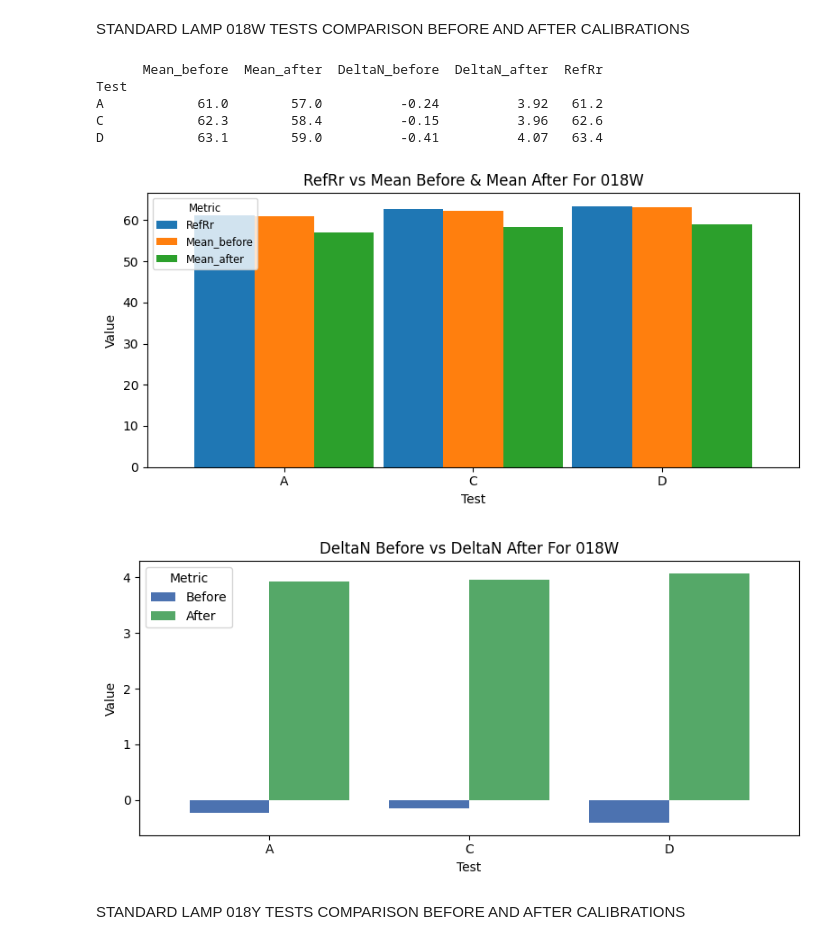
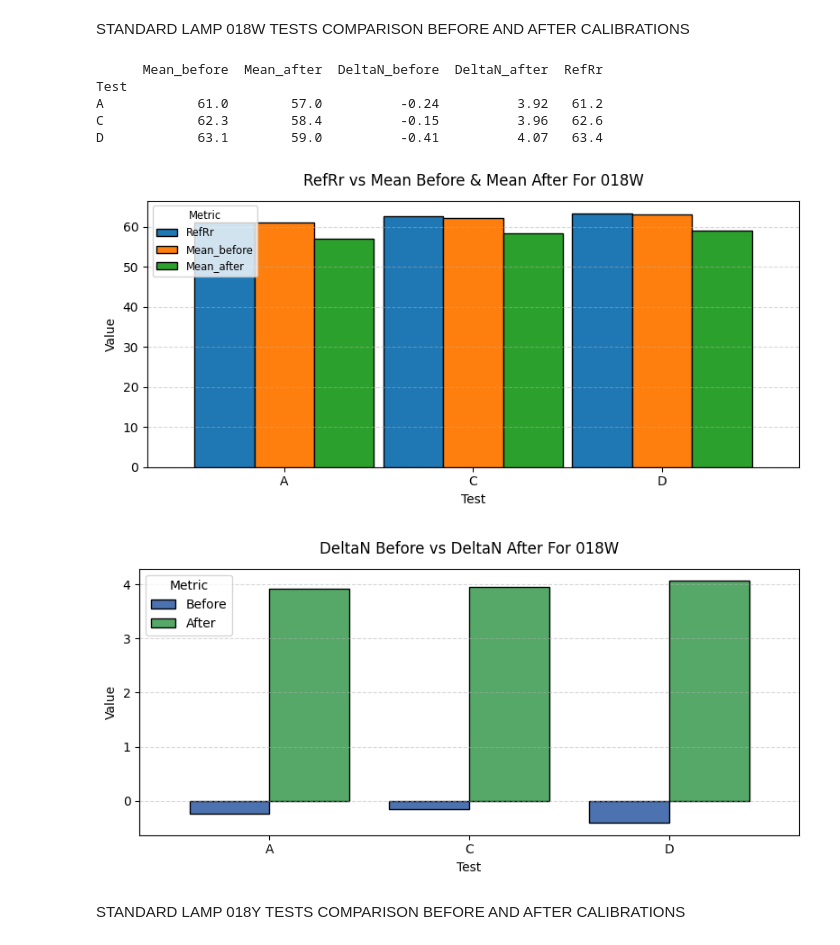
Before and after one commit to MUTUKU-1/D018_LAMPTESTS, a Jupyter notebook: d018lamptests.ipynb, the cells around one changed output. Saved outputs shown, nothing was run; the diff lists cells and outputs as text; code cells hidden in the pictures.

```diff
--- a/d018lamptests.ipynb
+++ b/d018lamptests.ipynb
@@ -2,8 +2,13 @@
 STANDARD LAMP 018W TESTS COMPARISON BEFORE AND AFTER CALIBRATIONS
 # %%
 import re
+import warnings
 import pandas as pd
 from io import StringIO
+import matplotlib.pyplot as plt
+
+# Optional: completely silence FutureWarnings
+warnings.filterwarnings("ignore", category=FutureWarning)
 
 # Load the data file
 with open('018W.txt', 'r') as f:
@@ -21,9 +26,12 @@ for sec in sections:
     data_lines = lines[4:]
     df = pd.read_csv(
         StringIO('\n'.join(data_lines)),
-        delim_whitespace=True,
+        sep=r'\s+',          # <-- use a regex separator instead of delim_whitespace
         header=None,
-        names=['Test','m1','m2','m3','Mean','N_value','N_ref','Delta_N','Ref_Rr']
+        names=[
+            'Test','m1','m2','m3','Mean',
+            'N_value','N_ref','Delta_N','Ref_Rr'
+        ]
     )
     df.set_index('Test', inplace=True)
 
@@ -37,57 +45,64 @@ before_df = data_runs[dates[0]]
 after_df  = data_runs[dates[1]]
 
 # Build a comparison DataFrame
 df_compare = pd.DataFrame({
     'Mean_before':   before_df['Mean'],
     'Mean_after':    after_df['Mean'],
     'DeltaN_before': before_df['Delta_N'],
     'DeltaN_after':  after_df['Delta_N'],
-    'RefRr':  before_df['Ref_Rr'],
-
+    'RefRr':         before_df['Ref_Rr'],
 })
 
 print(df_compare)
 
+# ------------------------
+# Plot 1: RefRr, Mean before & Mean after
+# ------------------------
+ax1 = df_compare[['RefRr', 'Mean_before', 'Mean_after']] \
+    .plot(
+        kind='bar',
+        figsize=(8, 4),
+        rot=0,
+        width=0.95,
+        edgecolor='black'
+    )
 
-import matplotlib.pyplot as plt
-
-# Bar-chart for RefRr, Mean before and Mean after
-ax1 = df_compare[['RefRr', 'Mean_before', 'Mean_after']] \
-    .plot(kind='bar', figsize=(8, 4), rot=0, width=0.95)
-
-ax1.set_title('RefRr vs Mean Before & Mean After For 018W')
+ax1.set_title('RefRr vs Mean Before & Mean After For 018W', pad=12)
 ax1.set_xlabel('Test')
 ax1.set_ylabel('Value')
-
-ax1.legend(
-    title='Metric',
-    fontsize='small',
-    title_fontsize='small',
-    loc='upper left',
-)
-
+ax1.legend(title='Metric', loc='upper left', fontsize='small', title_fontsize='small')
+ax1.grid(axis='y', linestyle='--', alpha=0.5)
 plt.tight_layout()
 plt.show()
 
+# ------------------------
+# Plot 2: DeltaN before vs DeltaN after
+# ------------------------
+ax2 = df_compare[['DeltaN_before', 'DeltaN_after']] \
+    .plot(
+        kind='bar',
+        figsize=(8, 4),
+        color=['#4C72B0','#55A868'],
+        rot=0,
+        width=0.8,
+        edgecolor='black'
+    )
 
-# Bar-chart for DeltaN before and DeltaN after
-ax2 = df_compare[['DeltaN_before', 'DeltaN_after']] \
-    .plot(kind='bar', figsize=(8, 4), color=['#4C72B0','#55A868'], rot=0, width=0.8)
-
-ax2.set_title('DeltaN Before vs DeltaN After For 018W')
+ax2.set_title('DeltaN Before vs DeltaN After For 018W', pad=12)
 ax2.set_xlabel('Test')
 ax2.set_ylabel('Value')
 ax2.legend(title='Metric', labels=['Before','After'])
+ax2.grid(axis='y', linestyle='--', alpha=0.5)
 plt.tight_layout()
 plt.show()
 # %% [output]
       Mean_before  Mean_after  DeltaN_before  DeltaN_after  RefRr
 Test
 A            61.0        57.0          -0.24          3.92   61.2
 C            62.3        58.4          -0.15          3.96   62.6
 D            63.1        59.0          -0.41          4.07   63.4
-[figure, old version]
+[figure, new version]
-[figure, old version]
+[figure, new version]
 # %% [markdown]
 STANDARD LAMP 018Y TESTS COMPARISON BEFORE AND AFTER CALIBRATIONS
 # %%
```
